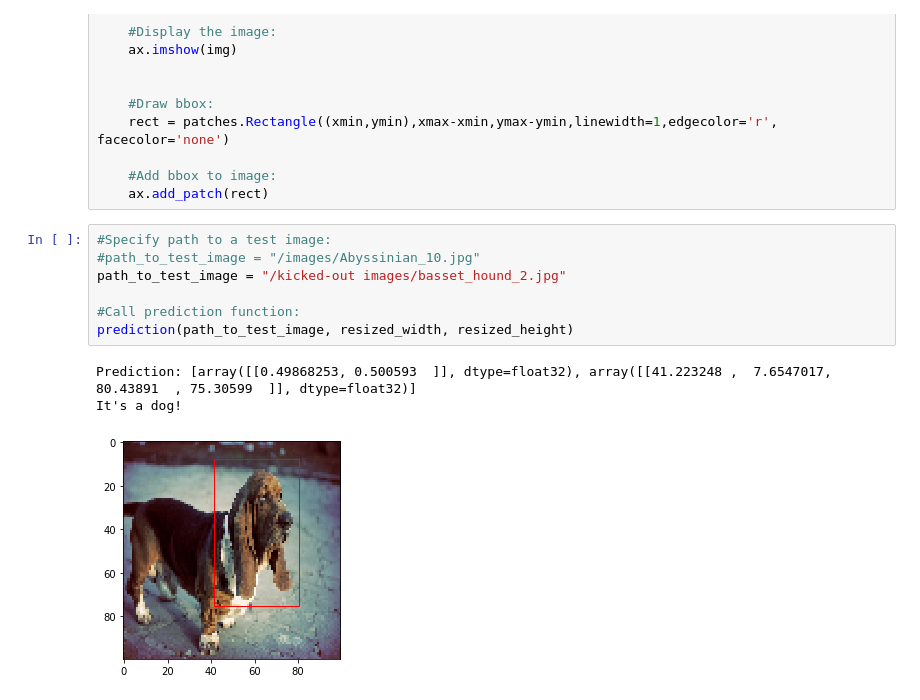
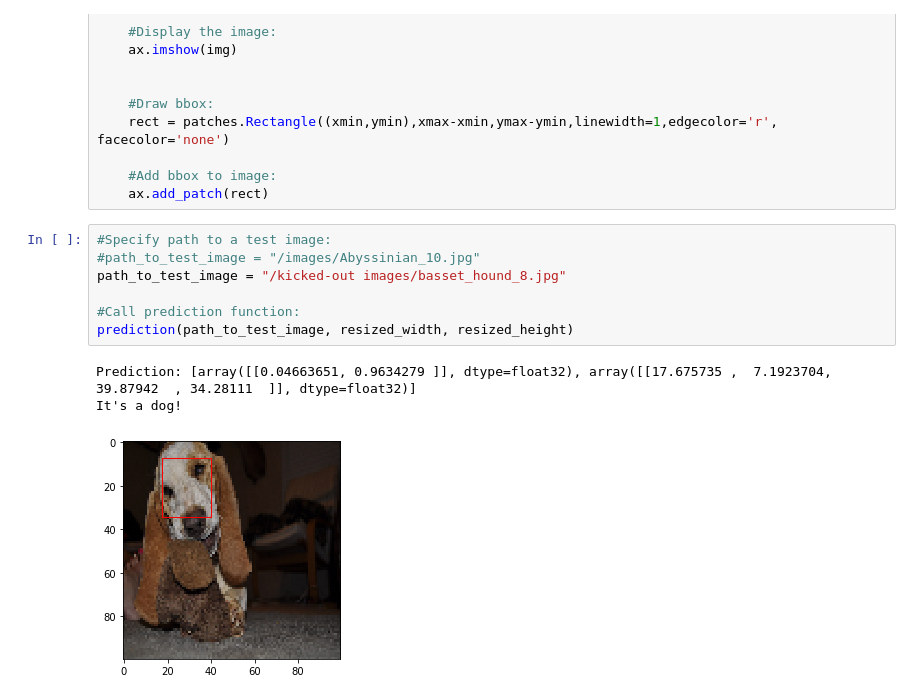
Before and after one commit to MJimitater/Object-Detection, a Jupyter notebook: Dogs_vs_Cats_Localization_functional.ipynb, the cells around one changed output. Drawn from its saved outputs; the diff is of its cells as text.

```diff
--- a/Dogs_vs_Cats_Localization_functional.ipynb
+++ b/Dogs_vs_Cats_Localization_functional.ipynb
@@ -578,11 +528,11 @@ def prediction(path_to_test_image, resized_width, resized_height):
 # %%
 #Specify path to a test image:
 #path_to_test_image = "/images/Abyssinian_10.jpg"
-path_to_test_image = "/kicked-out images/basset_hound_2.jpg"
+path_to_test_image = "/kicked-out images/basset_hound_8.jpg"
 
 #Call prediction function:
 prediction(path_to_test_image, resized_width, resized_height)
 # %% [output]
-Prediction: [array([[0.49868253, 0.500593  ]], dtype=float32), array([[41.223248 ,  7.6547017, 80.43891  , 75.30599  ]], dtype=float32)]
+Prediction: [array([[0.04663651, 0.9634279 ]], dtype=float32), array([[17.675735 ,  7.1923704, 39.87942  , 34.28111  ]], dtype=float32)]
 It's a dog!
-[figure, old version]
+[figure, new version]
```
Also changed, not shown: parts of 4 cells of this notebook.
